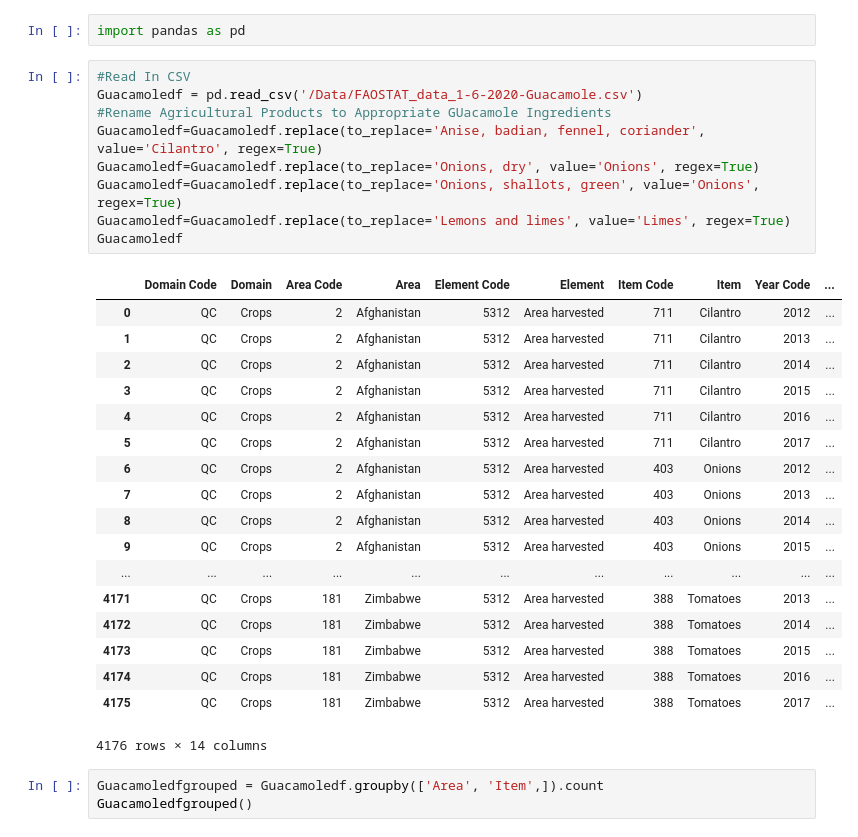
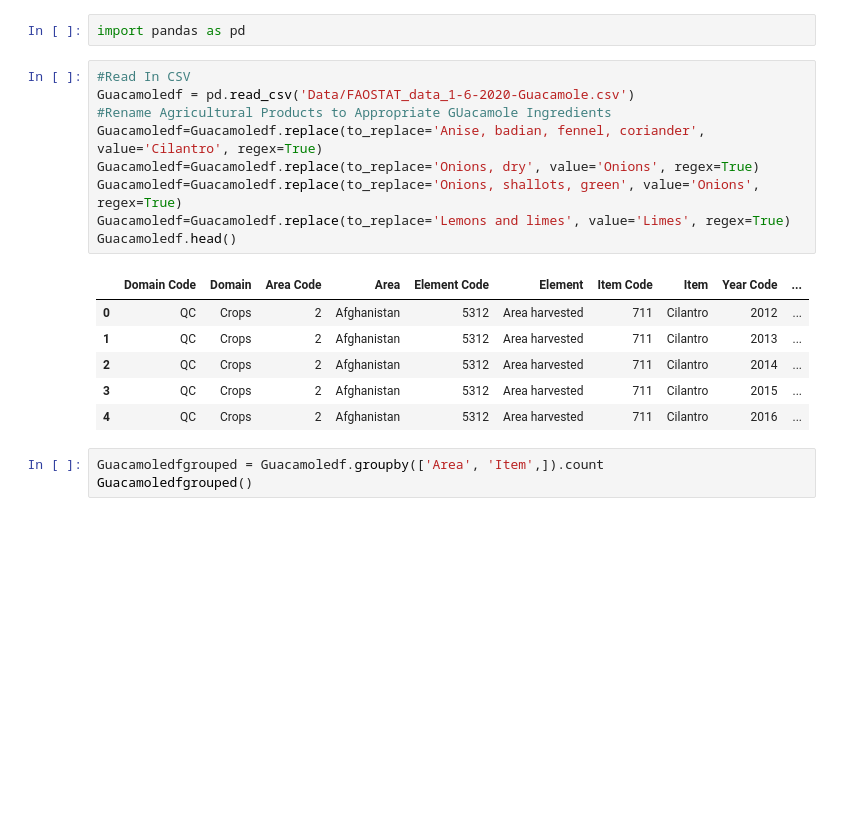
Before and after one commit to Aquanewbie/Local-Guacamole, a Jupyter notebook: Postgres_Data/Guacamole_Ingredients .ipynb, the cells around one changed output. Drawn from its saved outputs; the diff is of its cells as text; blank space fills up the shorter version.

```diff
--- a/Postgres_Data/Guacamole Ingredients .ipynb
+++ b/Postgres_Data/Guacamole_Ingredients .ipynb
@@ -2,32 +2,20 @@
 import pandas as pd
 # %%
 #Read In CSV
-Guacamoledf = pd.read_csv('/Data/FAOSTAT_data_1-6-2020-Guacamole.csv')
+Guacamoledf = pd.read_csv('Data/FAOSTAT_data_1-6-2020-Guacamole.csv')
 #Rename Agricultural Products to Appropriate GUacamole Ingredients
 Guacamoledf=Guacamoledf.replace(to_replace='Anise, badian, fennel, coriander', value='Cilantro', regex=True)
 Guacamoledf=Guacamoledf.replace(to_replace='Onions, dry', value='Onions', regex=True)
 Guacamoledf=Guacamoledf.replace(to_replace='Onions, shallots, green', value='Onions', regex=True)
 Guacamoledf=Guacamoledf.replace(to_replace='Lemons and limes', value='Limes', regex=True)
-Guacamoledf
+Guacamoledf.head()
 # %% [output]
 |  | Domain Code | Domain | Area Code | Area | Element Code | Element | Item Code | Item | Year Code | ... |
 | 0 | QC | Crops | 2 | Afghanistan | 5312 | Area harvested | 711 | Cilantro | 2012 | ... |
 | 1 | QC | Crops | 2 | Afghanistan | 5312 | Area harvested | 711 | Cilantro | 2013 | ... |
 | 2 | QC | Crops | 2 | Afghanistan | 5312 | Area harvested | 711 | Cilantro | 2014 | ... |
 | 3 | QC | Crops | 2 | Afghanistan | 5312 | Area harvested | 711 | Cilantro | 2015 | ... |
 | 4 | QC | Crops | 2 | Afghanistan | 5312 | Area harvested | 711 | Cilantro | 2016 | ... |
-| 5 | QC | Crops | 2 | Afghanistan | 5312 | Area harvested | 711 | Cilantro | 2017 | ... |
-| 6 | QC | Crops | 2 | Afghanistan | 5312 | Area harvested | 403 | Onions | 2012 | ... |
-| 7 | QC | Crops | 2 | Afghanistan | 5312 | Area harvested | 403 | Onions | 2013 | ... |
-| 8 | QC | Crops | 2 | Afghanistan | 5312 | Area harvested | 403 | Onions | 2014 | ... |
-| 9 | QC | Crops | 2 | Afghanistan | 5312 | Area harvested | 403 | Onions | 2015 | ... |
-| ... | ... | ... | ... | ... | ... | ... | ... | ... | ... | ... |
-| 4171 | QC | Crops | 181 | Zimbabwe | 5312 | Area harvested | 388 | Tomatoes | 2013 | ... |
-| 4172 | QC | Crops | 181 | Zimbabwe | 5312 | Area harvested | 388 | Tomatoes | 2014 | ... |
-| 4173 | QC | Crops | 181 | Zimbabwe | 5312 | Area harvested | 388 | Tomatoes | 2015 | ... |
-| 4174 | QC | Crops | 181 | Zimbabwe | 5312 | Area harvested | 388 | Tomatoes | 2016 | ... |
-| 4175 | QC | Crops | 181 | Zimbabwe | 5312 | Area harvested | 388 | Tomatoes | 2017 | ... |
-4176 rows × 14 columns
 # %%
 Guacamoledfgrouped = Guacamoledf.groupby(['Area', 'Item',]).count
 Guacamoledfgrouped()
```
Also changed, not shown: parts of 6 cells of this notebook, 13 other files.
